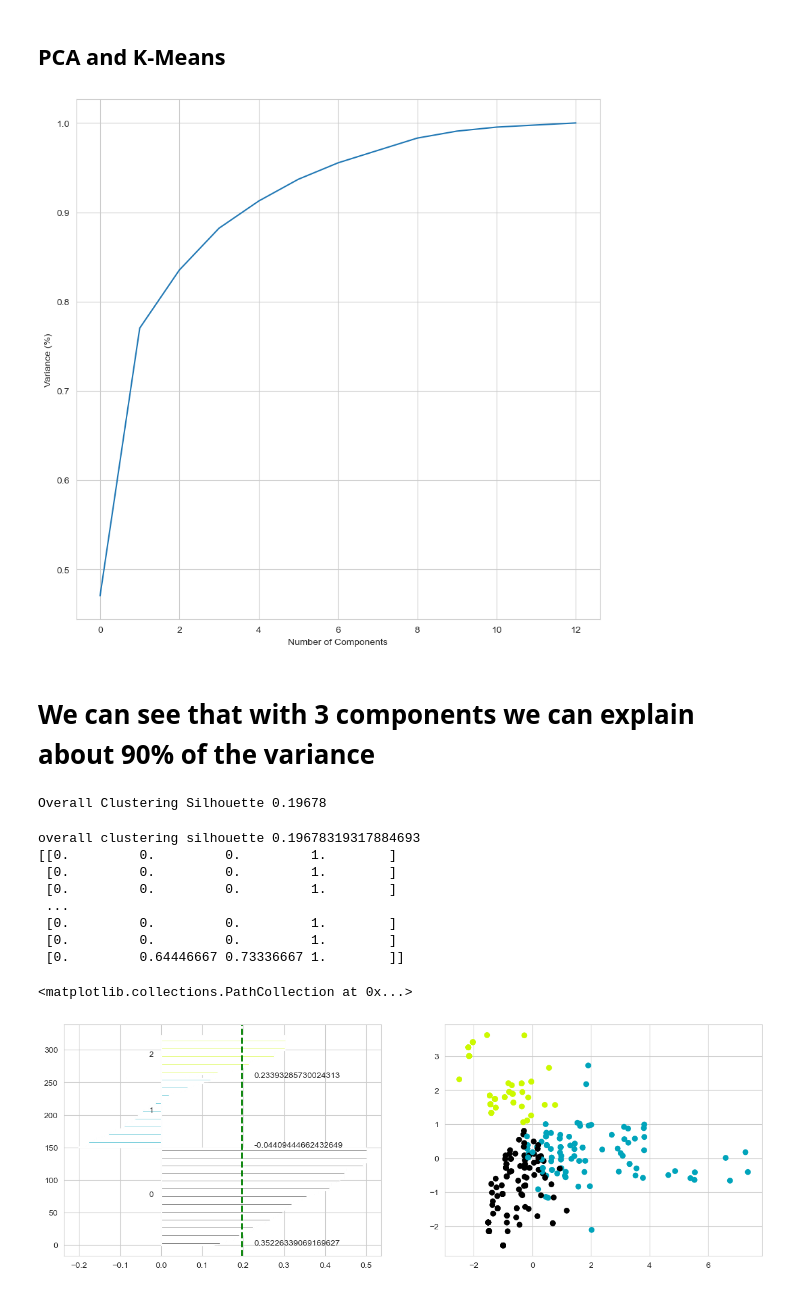
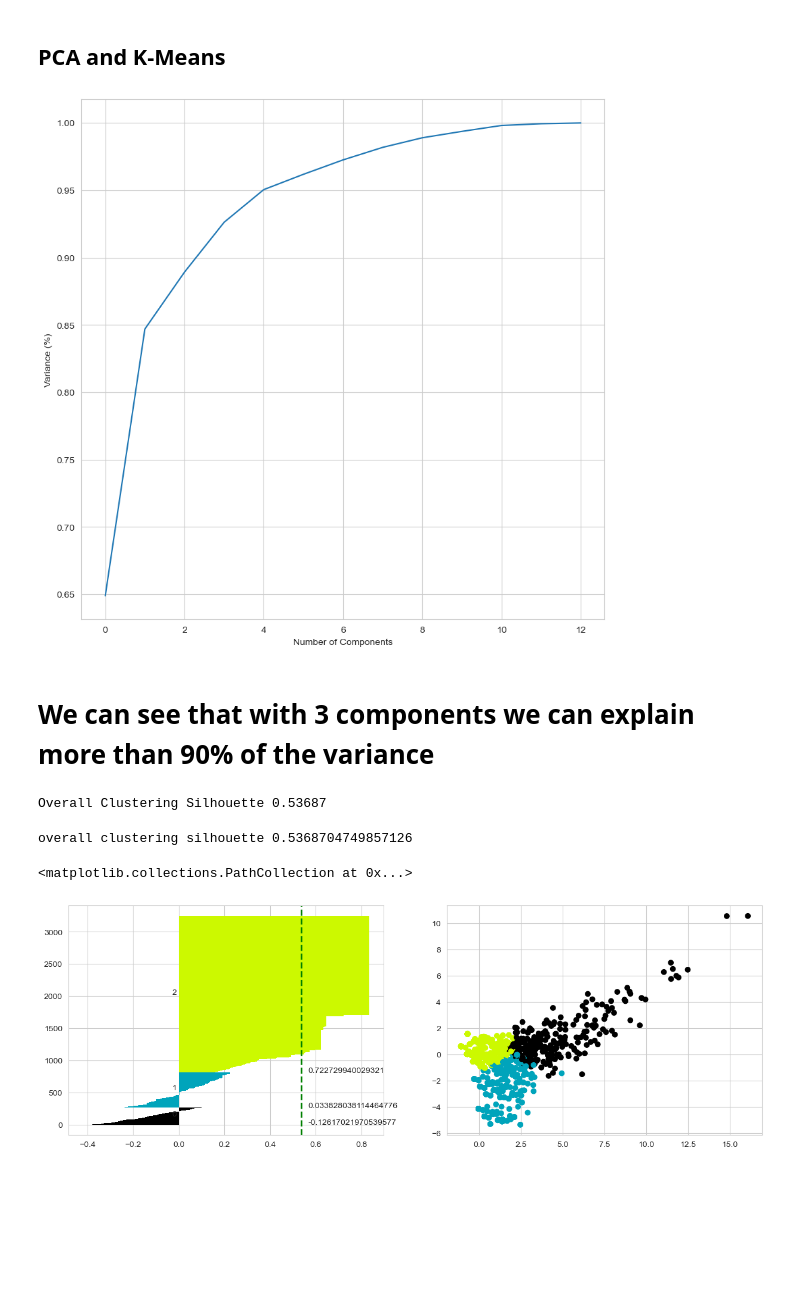
Before and after one commit to sant1dom/PredictiveAnalyticsProject, a Jupyter notebook: solar_flare.ipynb, the cells around one changed output. Saved outputs shown, nothing was run; the diff lists cells and outputs as text; code cells hidden in the pictures; blank space fills up the shorter version.

```diff
--- a/solar_flare.ipynb
+++ b/solar_flare.ipynb
@@ -23,4 +27,4 @@ headers = ["Class", "Largest Spot", "Spot Distribution", "Activity", "Evolution"
 # importing dataset
 df = pd.read_csv(dataset1, sep=" ", header=None, skiprows=1, names=headers)
 df2 = pd.read_csv(dataset2, sep=" ", header=None, skiprows=1, names=headers)
-pd.merge(df, df2, how="outer")
+df = pd.merge(df, df2, how="outer")
@@ -175,9 +165,9 @@ plt.xlabel("Number of Components")
 plt.ylabel("Variance (%)")
 plt.show()
 # %% [output]
-[figure, old version]
+[figure, new version]
 # %% [markdown]
-# We can see that with 3 components we can explain about 90% of the variance
+# We can see that with 3 components we can explain more than 90% of the variance
 # %%
 K = 3
 scaler = StandardScaler()
@@ -199,41 +189,32 @@ sample_silhouette_values = silhouette_samples(data_scaled, y)
 
 print(f'Overall Clustering Silhouette {silhouette_avg}')
 # %% [output]
-Overall Clustering Silhouette 0.19678
+Overall Clustering Silhouette 0.53687
 # %%
 from matplotlib import cm
 
 silhouette_avg = silhouette_score(data_scaled, y)
 sample_silhouette_values = silhouette_samples(data_scaled, y)
 
 print(f'overall clustering silhouette {silhouette_avg}')
 
 fig, ax = plt.subplots(1,2,figsize=(15,5))
 y_lower = 0
 y_upper = 0
 for i,cluster in enumerate(np.unique(y)):
     cluster_silhouette_vals = sample_silhouette_values[y == cluster]
     cluster_silhouette_vals.sort()
     cluster_silhouette_mean=cluster_silhouette_vals.mean()
     y_upper += len(cluster_silhouette_vals)
-    color = cm.nipy_spectral(float(i) / K)
-    ax[0].barh(range(y_lower,y_upper), cluster_silhouette_vals, height=1, color=color)
+    ax[0].barh(range(y_lower,y_upper), cluster_silhouette_vals, height=1, edgecolor='none', color=cm.nipy_spectral(float(i) / K))
     ax[0].text(-0.03, (y_lower+y_upper)/2, str(i))
     ax[0].text(silhouette_avg+0.03, y_lower, cluster_silhouette_mean)
     y_lower += len(cluster_silhouette_vals)
 
 ax[0].axvline(silhouette_avg, linestyle ='--', linewidth =2, color = 'green')
 colors = cm.nipy_spectral(y.astype(float) / K)
-print(colors)
 ax[1].scatter(pca_coordinates[:, 0], pca_coordinates[:, 1], c=colors)
 # %% [output]
-overall clustering silhouette 0.19678319317884693
-[[0.         0.         0.         1.        ]
- [0.         0.         0.         1.        ]
- [0.         0.         0.         1.        ]
- ...
- [0.         0.         0.         1.        ]
- [0.         0.         0.         1.        ]
- [0.         0.64446667 0.73336667 1.        ]]
+overall clustering silhouette 0.5368704749857126
 <matplotlib.collections.PathCollection at 0x...>
-[figure, old version]
+[figure, new version]
```
Also changed, not shown: parts of 17 cells of this notebook.
